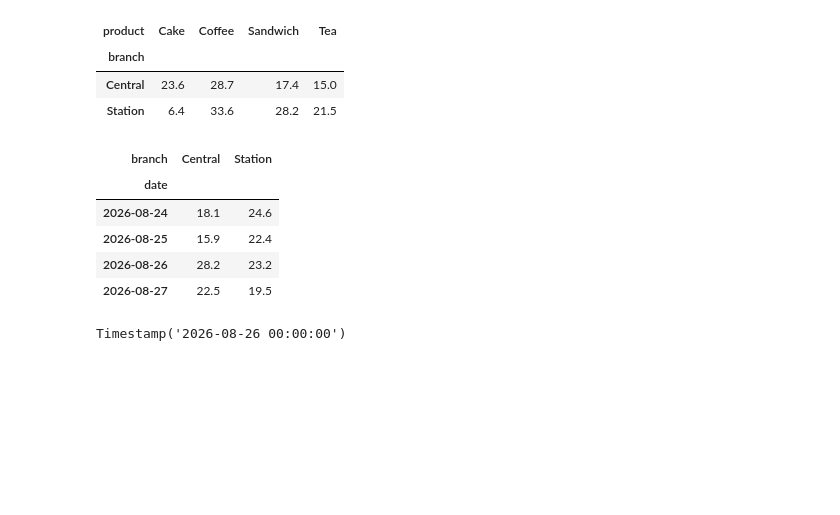
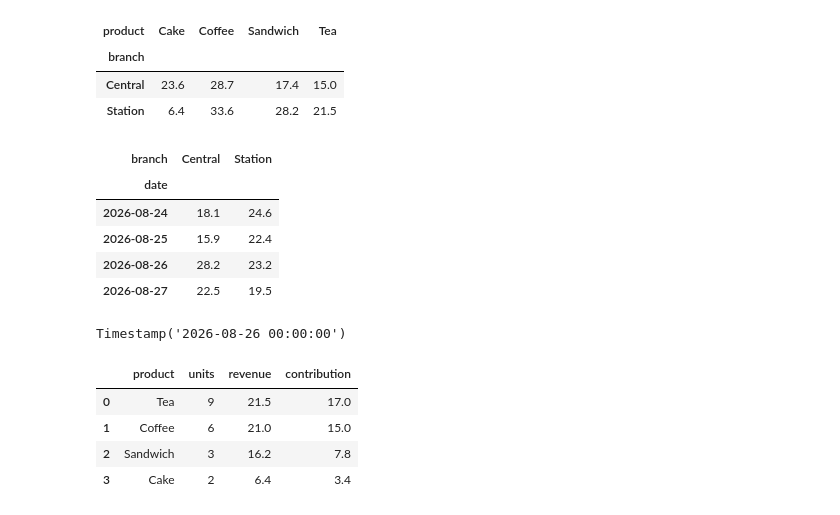
Before and after one commit to hubilic/numpy-projects, a Jupyter notebook: src/numpy_projects/Week15/data_engineering_week15_clean.ipynb, the cells around one changed output. Saved outputs shown, nothing was run; the diff lists cells and outputs as text; code cells hidden in the pictures; blank space fills up the shorter version.

Commit message:
Add Week 15 Station sales report and CSV export

```diff
--- a/src/numpy_projects/Week15/data_engineering_week15_clean.ipynb
+++ b/src/numpy_projects/Week15/data_engineering_week15_clean.ipynb
@@ -421,6 +421,20 @@ display(highest_day)
 Timestamp('2026-08-26 00:00:00')
 # %%
 # TODO: From enriched, select Station sales on or after 2026-08-25. Group by product and show units, revenue, and contribution. Rank by contribution. Export station_report.csv without an index.
+
+station_report = (enriched.loc[(enriched['branch'] == 'Station') & (pd.to_datetime(enriched["date"])>=pd.Timestamp('2026-08-25'))].groupby('product', as_index=False).agg(
+    units=('quantity', 'sum'),
+    revenue=('revenue', 'sum'),
+    contribution=('contribution', 'sum'),
+).sort_values('contribution', ascending=False, ignore_index=True))
+station_report.to_csv('station_report.csv', index=False)
+display(station_report)
+# %% [output]
+|  | product | units | revenue | contribution |
+| 0 | Tea | 9 | 21.5 | 17.0 |
+| 1 | Coffee | 6 | 21.0 | 15.0 |
+| 2 | Sandwich | 3 | 16.2 | 7.8 |
+| 3 | Cake | 2 | 6.4 | 3.4 |
 # %%
 # TODO: Use a de-duplicated copy of raw without filling missing payments. Group by branch and compare .size() with .count() on payment.
 
```
Also changed, not shown: 1 other file.
